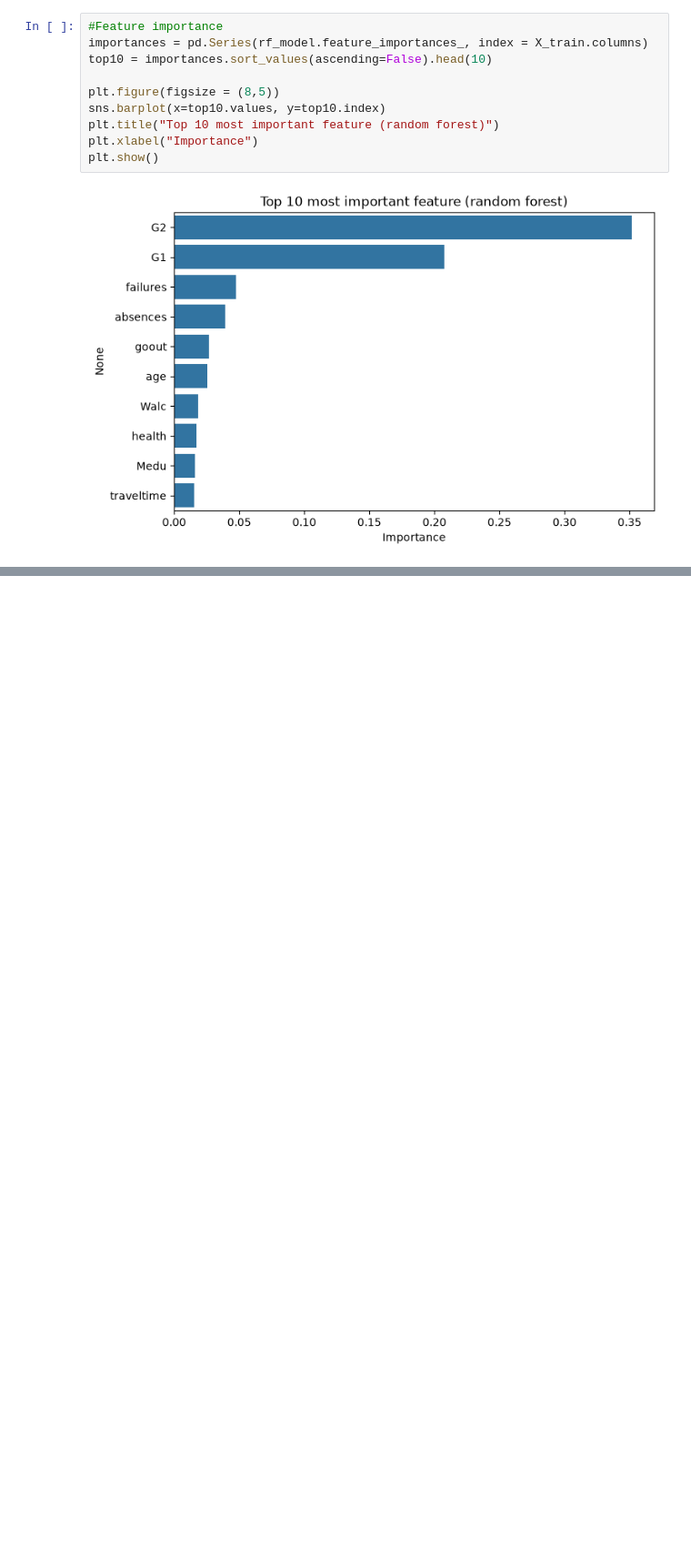
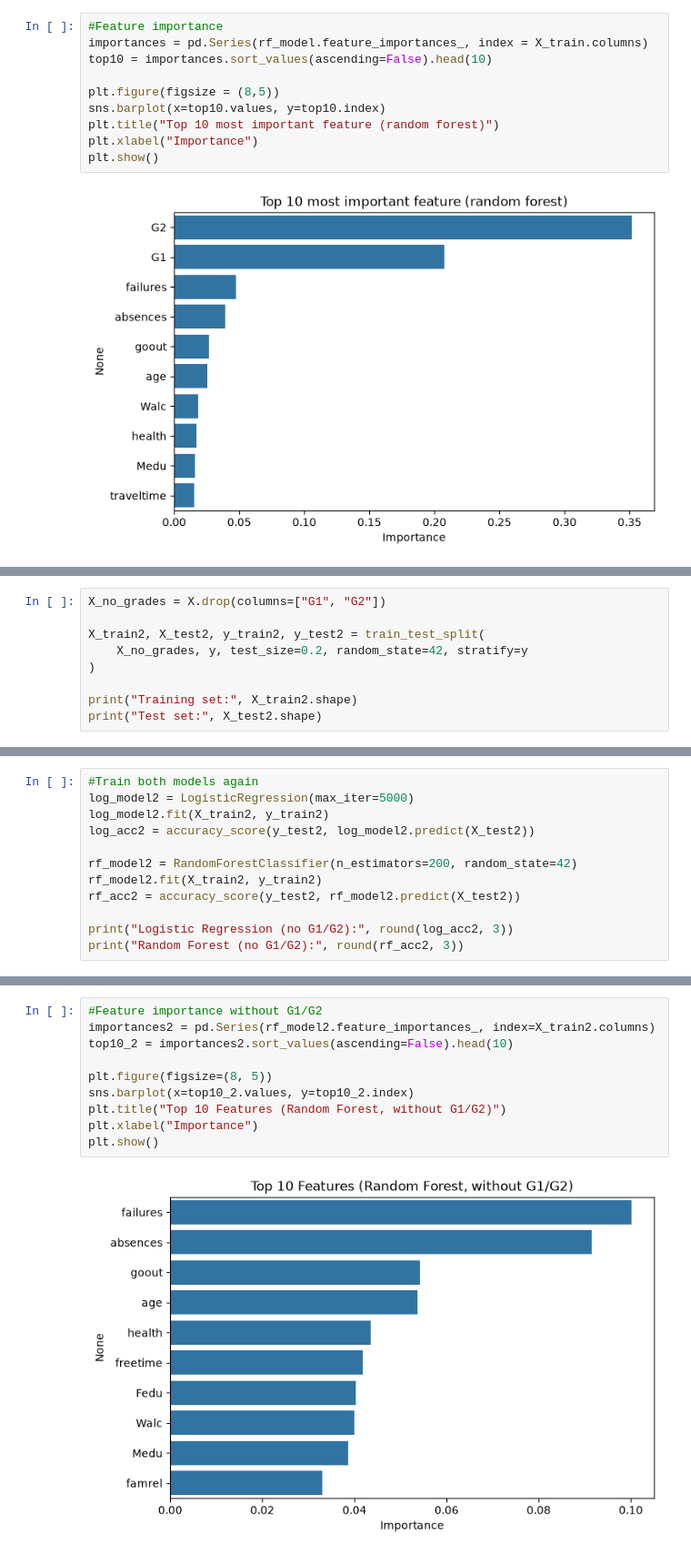
Before and after one commit to UshaniDhanushika/student-performance-predictor, a Jupyter notebook: notebooks/02_modeling.ipynb, the cells around one changed output, grey strips where cells are left out. Shown at 91% size. Drawn from its saved outputs; the diff is of its cells as text; blank space fills up the shorter version.

Commit message:
experiment without G1/G2 and save models

```diff
--- a/notebooks/02_modeling.ipynb
+++ b/notebooks/02_modeling.ipynb
@@ -175,0 +185,9 @@ plt.show()
+# %%
+X_no_grades = X.drop(columns=["G1", "G2"])
+
+X_train2, X_test2, y_train2, y_test2 = train_test_split(
+    X_no_grades, y, test_size=0.2, random_state=42, stratify=y
+)
+
+print("Training set:", X_train2.shape)
+print("Test set:", X_test2.shape)
@@ -175,0 +197,12 @@ plt.show()
+# %%
+#Train both models again
+log_model2 = LogisticRegression(max_iter=5000)
+log_model2.fit(X_train2, y_train2)
+log_acc2 = accuracy_score(y_test2, log_model2.predict(X_test2))
+
+rf_model2 = RandomForestClassifier(n_estimators=200, random_state=42)
+rf_model2.fit(X_train2, y_train2)
+rf_acc2 = accuracy_score(y_test2, rf_model2.predict(X_test2))
+
+print("Logistic Regression (no G1/G2):", round(log_acc2, 3))
+print("Random Forest (no G1/G2):", round(rf_acc2, 3))
@@ -175,0 +228,12 @@ plt.show()
+# %%
+#Feature importance without G1/G2
+importances2 = pd.Series(rf_model2.feature_importances_, index=X_train2.columns)
+top10_2 = importances2.sort_values(ascending=False).head(10)
+
+plt.figure(figsize=(8, 5))
+sns.barplot(x=top10_2.values, y=top10_2.index)
+plt.title("Top 10 Features (Random Forest, without G1/G2)")
+plt.xlabel("Importance")
+plt.show()
+# %% [output]
+[figure, added]
```
Also changed, not shown: parts of 8 cells of this notebook.
